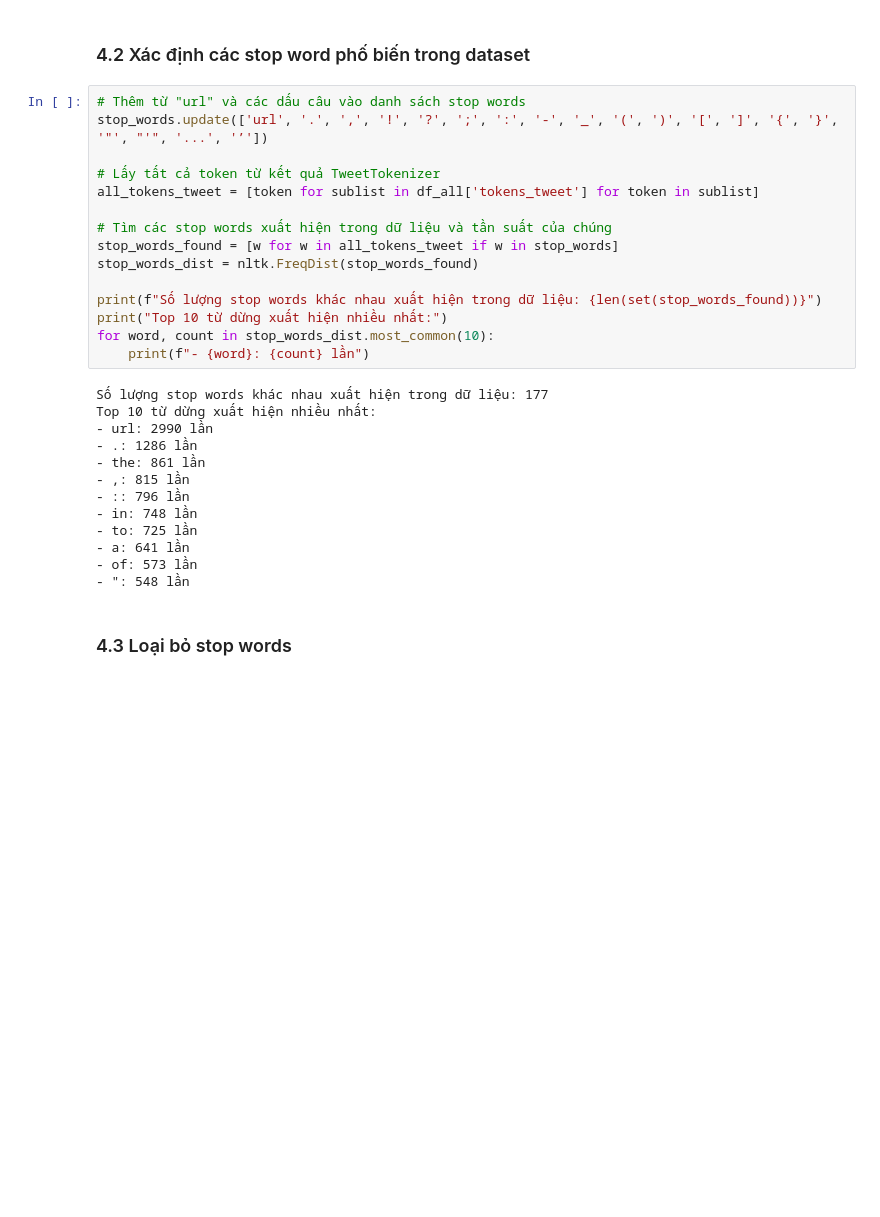
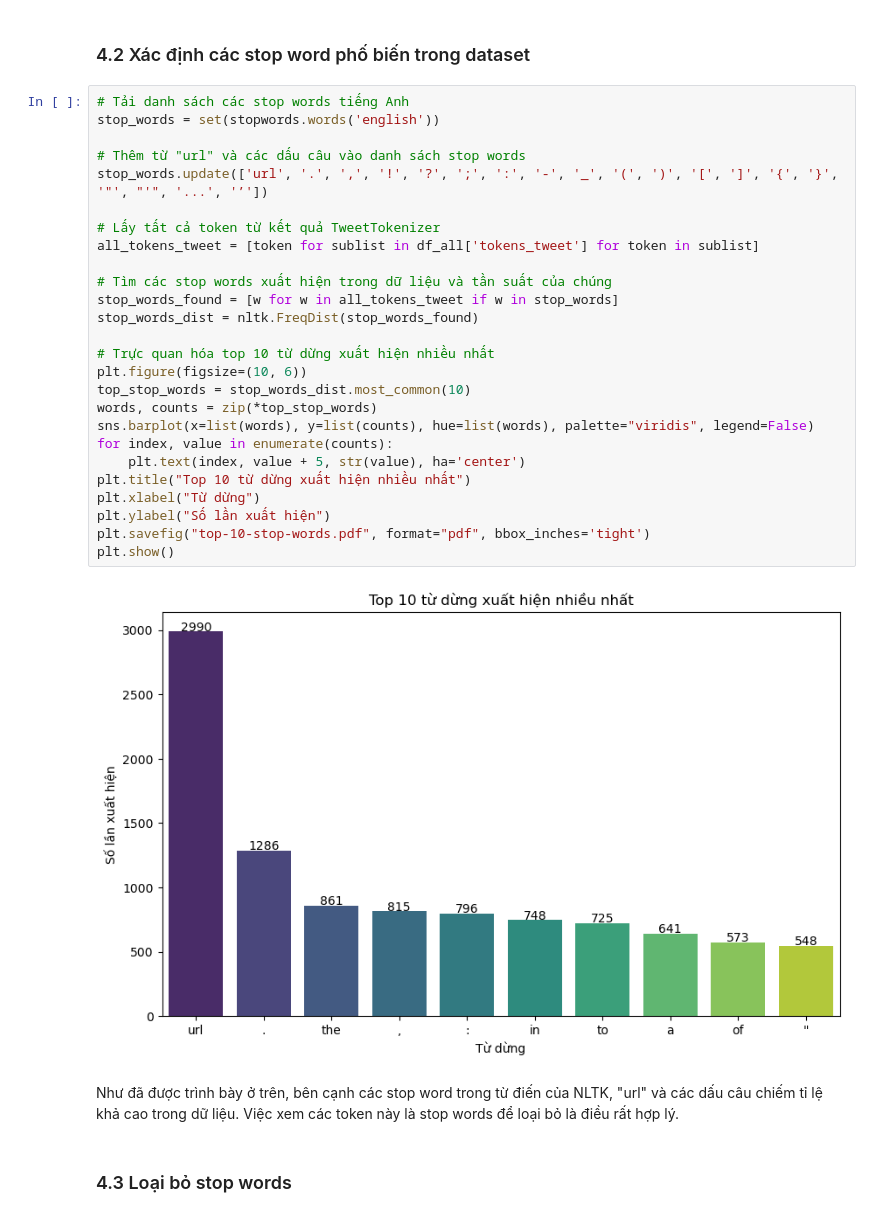
Before and after one commit to hvpng/Data-Mining_L1_Preprocessing, a Jupyter notebook: notebooks/03_text_preprocessing.ipynb, the cells around one changed output. Saved outputs shown, nothing was run; the diff lists cells and outputs as text; blank space fills up the shorter version.

```diff
--- a/notebooks/03_text_preprocessing.ipynb
+++ b/notebooks/03_text_preprocessing.ipynb
@@ -370,33 +369,35 @@ Tuy nhiên, việc loại bỏ stop words có thể gây bất lợi trong bài
 # %% [markdown]
 ### 4.2 Xác định các stop word phố biến trong dataset
 # %%
+# Tải danh sách các stop words tiếng Anh
+stop_words = set(stopwords.words('english'))
+
 # Thêm từ "url" và các dấu câu vào danh sách stop words
 stop_words.update(['url', '.', ',', '!', '?', ';', ':', '-', '_', '(', ')', '[', ']', '{', '}', '"', "'", '...', '’'])
 
 # Lấy tất cả token từ kết quả TweetTokenizer
 all_tokens_tweet = [token for sublist in df_all['tokens_tweet'] for token in sublist]
 
 # Tìm các stop words xuất hiện trong dữ liệu và tần suất của chúng
 stop_words_found = [w for w in all_tokens_tweet if w in stop_words]
 stop_words_dist = nltk.FreqDist(stop_words_found)
 
-print(f"Số lượng stop words khác nhau xuất hiện trong dữ liệu: {len(set(stop_words_found))}")
-print("Top 10 từ dừng xuất hiện nhiều nhất:")
-for word, count in stop_words_dist.most_common(10):
-    print(f"- {word}: {count} lần")
+# Trực quan hóa top 10 từ dừng xuất hiện nhiều nhất
+plt.figure(figsize=(10, 6))
+top_stop_words = stop_words_dist.most_common(10)
+words, counts = zip(*top_stop_words)
+sns.barplot(x=list(words), y=list(counts), hue=list(words), palette="viridis", legend=False)
+for index, value in enumerate(counts):
+    plt.text(index, value + 5, str(value), ha='center')
+plt.title("Top 10 từ dừng xuất hiện nhiều nhất")
+plt.xlabel("Từ dừng")
+plt.ylabel("Số lần xuất hiện")
+plt.savefig("top-10-stop-words.pdf", format="pdf", bbox_inches='tight')
+plt.show()
 # %% [output]
-Số lượng stop words khác nhau xuất hiện trong dữ liệu: 177
-Top 10 từ dừng xuất hiện nhiều nhất:
-- url: 2990 lần
-- .: 1286 lần
-- the: 861 lần
-- ,: 815 lần
-- :: 796 lần
-- in: 748 lần
-- to: 725 lần
-- a: 641 lần
-- of: 573 lần
-- ": 548 lần
+[figure, added]
+# %% [markdown]
+Như đã được trình bày ở trên, bên cạnh các stop word trong từ điến của NLTK, "url" và các dấu câu chiếm tỉ lệ khả cao trong dữ liệu. Việc xem các token này là stop words để loại bỏ là điều rất hợp lý.
 # %% [markdown]
 ### 4.3 Loại bỏ stop words
 # %%
```
Also changed, not shown: parts of 20 cells of this notebook.
